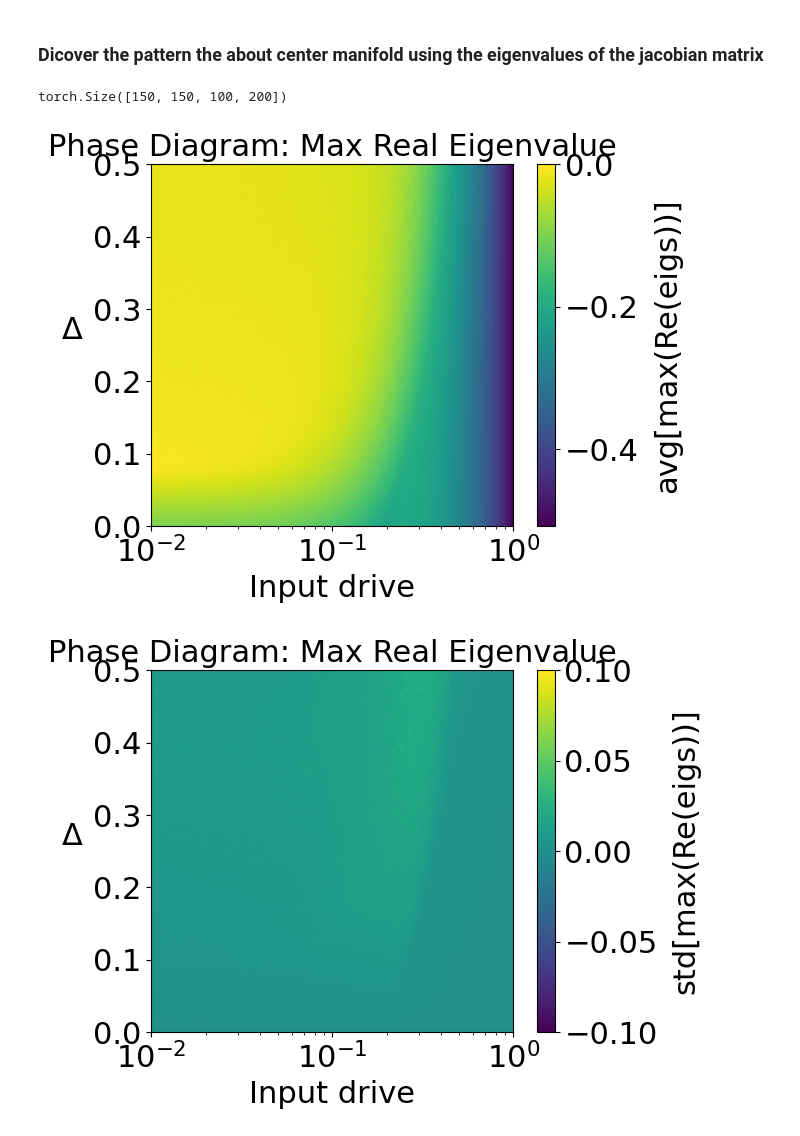
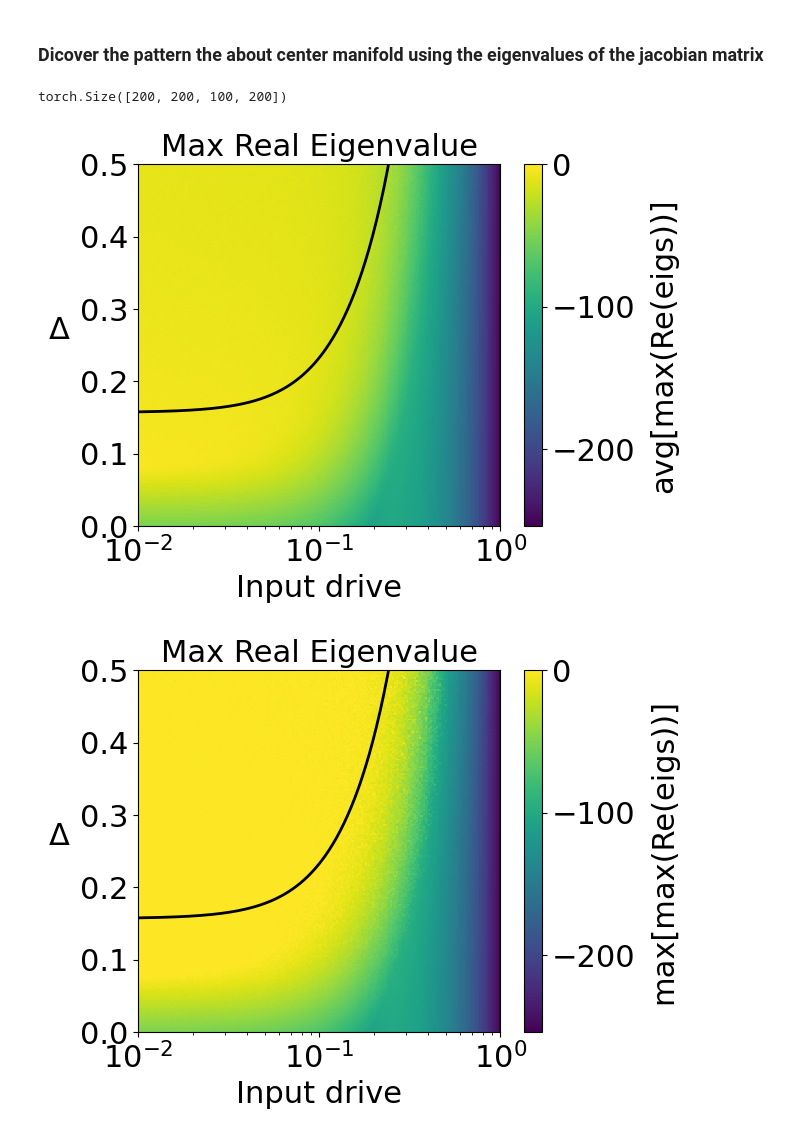
Before and after one commit to shivangrawat/perturbed_organics, a Jupyter notebook: examples/plot_phase_delocalized.ipynb, the cells around one changed output. Saved outputs shown, nothing was run; the diff lists cells and outputs as text; code cells hidden in the pictures.

Commit message:
added custom file names saving options

```diff
--- a/examples/plot_phase_delocalized.ipynb
+++ b/examples/plot_phase_delocalized.ipynb
@@ -20,8 +20,12 @@ mu = "0.0"
 mu_val = float(mu)
 
 folder_loc = f'/scratch/sr6364/perturbed_organics/data/adaptive_phase_diagram/{input_type}'
-folder_name = f'{input_type}_goe_symmetric_N_100_s_100_mu_{mu}_num_delta_150_num_input_150_num_trials_100_b0_1.0_b1_1.0_phase_diagram_log-scale'
+folder_name = f'{input_type}_goe_symmetric_N_100_s_100_mu_{mu}_num_delta_200_num_input_200_num_trials_100_b0_1.0_b1_1.0_phase_diagram_log-scale'
 # folder_name = f'{input_type}_goe_symmetric_N_100_s_100_mu_{mu}_num_delta_150_num_input_150_num_trials_100_b0_1.0_b1_1.0_phase_diagram_linear'
+
+# folder_loc = f'/scratch/sr6364/perturbed_organics/data/adaptive_phase_diagram/delocalized_large_deltamax'
+# folder_name = f'{input_type}_goe_symmetric_N_100_s_100_mu_{mu}_num_delta_100_num_input_100_num_trials_250_b0_1.0_b1_1.0_phase_diagram_linear'
+
 path = os.path.join(folder_loc, folder_name)
 # %%
 # Load parameters from the JSON file
@@ -77,6 +81,9 @@ analytical_mean = norm_sol_idx + mu_val * input_range * G * (1 - input_range **
 delta_c =  math.sqrt(2 * N) * analytical_mean / (G * input_range)
 delta_c = delta_c[:-num_points_to_exclude]
 new_input_norm = input_range[:-num_points_to_exclude]
+# %%
+folder_loc = f'../figures/mu_{mu}/fig4'
+os.makedirs(folder_loc, exist_ok=True)
 # %%
 plt.figure(figsize=(7.5, 5))
 norm = mcolors.Normalize(vmin=0, vmax=100, clip=False)
@@ -340,7 +323,7 @@ plt.show()
 eigvals = torch.load(os.path.join(path, f'eigvals_J.pt'))
 print(eigvals.shape) # num_delta, num_input, num_trials, 2*N)
 # %% [output]
-torch.Size([150, 150, 100, 200])
+torch.Size([200, 200, 100, 200])
 # %%
 # Compute the maximum real part for each trial (max over eigenvalue index)
 max_real_each_trial = torch.max(eigvals.real, dim=3)[0]  # shape: (num_delta, num_input, num_trials)
@@ -362,6 +345,7 @@ vmax = np.nanmax(max_real_avg_np)
 plt.figure(figsize=(7.5, 5))
 norm = mcolors.Normalize(vmin=vmin, vmax=0.0, clip=False)
 mesh = plt.pcolormesh(input_range, delta_range, max_real_avg_np, cmap='viridis', norm=norm)
+plt.plot(new_input_norm, delta_c, color='k', linewidth=2.0, label=r'$\Delta_c$')
 colorbar = plt.colorbar(mesh, fraction=0.046, pad=0.04)
 colorbar.ax.tick_params(labelsize=22)
 colorbar.set_label('avg[max(Re(eigs))]', fontsize=22, rotation=90, labelpad=10)
@@ -370,7 +354,7 @@ plt.xlabel('Input drive', fontsize=22)
 plt.ylabel(r'$\Delta$', fontsize=22, rotation=0, labelpad=15)
 plt.xticks(fontsize=22)
 plt.yticks(fontsize=22)
-plt.title("Phase Diagram: Max Real Eigenvalue", fontsize=22)
+plt.title("Max Real Eigenvalue", fontsize=22)
 
 if input_scale == "log-scale":
     plt.xscale('log')  # Ensure the axis is in log scale
@@ -387,48 +371,66 @@ else:
 plt.xlim([input_range[0], input_range[-1]])
 plt.ylim([delta_range[0], delta_range[-1]])
 
+file_name = f'avg_eigvals_{input_type}'
+file_save_path = os.path.join(folder_loc, file_name)
+
 plt.tight_layout()
+plt.savefig(f'{file_save_path}.png', bbox_inches='tight')
+plt.savefig(f'{file_save_path}.svg', format='svg', bbox_inches='tight', dpi=300)
+plt.savefig(f'{file_save_path}.eps', format='eps', bbox_inches='tight', dpi=300)
+
 plt.show()
 # %% [output]
-[figure, old version]
+[figure, new version]
 # %%
 # Compute the maximum real part for each trial (max over eigenvalue index)
 max_real_each_trial = torch.max(eigvals.real, dim=3)[0]  # shape: (num_delta, num_input, num_trials)
 
+# find the max of the trials
+max_real_max = np.nanmax(max_real_each_trial.numpy(), axis=2)
+
 # Determine vmin and vmax ignoring NaN values
-vmin = np.nanmin(max_real_std_np)
-vmax = np.nanmax(max_real_std_np)
+vmin = np.nanmin(max_real_max)
+vmax = np.nanmax(max_real_max)
 
 # Plot the phase diagram for max(real(eigenvalues)) using a sequential colormap ("viridis")
 plt.figure(figsize=(7.5, 5))
 norm = mcolors.Normalize(vmin=vmin, vmax=0.0, clip=False)
-mesh = plt.pcolormesh(input_range, delta_range, max_real_std_np, cmap='viridis', norm=norm)
+mesh = plt.pcolormesh(input_range, delta_range, max_real_max, cmap='viridis', norm=norm)
+plt.plot(new_input_norm, delta_c, color='k', linewidth=2.0, label=r'$\Delta_c$')
 colorbar = plt.colorbar(mesh, fraction=0.046, pad=0.04)
 colorbar.ax.tick_params(labelsize=22)
-colorbar.set_label('std[max(Re(eigs))]', fontsize=22, rotation=90, labelpad=10)
+colorbar.set_label('max[max(Re(eigs))]', fontsize=22, rotation=90, labelpad=10)
 
 plt.xlabel('Input drive', fontsize=22)
 plt.ylabel(r'$\Delta$', fontsize=22, rotation=0, labelpad=15)
 plt.xticks(fontsize=22)
 plt.yticks(fontsize=22)
-plt.title("Phase Diagram: Max Real Eigenvalue", fontsize=22)
+plt.title("Max Real Eigenvalue", fontsize=22)
 
 if input_scale == "log-scale":
     plt.xscale('log')  # Ensure the axis is in log scale
     ax = plt.gca()
     x_span = np.log10(input_range[-1]) - np.log10(input_range[0])
     y_span = delta_range[-1] - delta_range[0]
     ax.set_aspect(x_span / y_span, adjustable='box')
 else:
     ax = plt.gca()
     x_span = input_range[-1] - input_range[0]
     y_span = delta_range[-1] - delta_range[0]
     ax.set_aspect(x_span / y_span, adjustable='box')
 
 plt.xlim([input_range[0], input_range[-1]])
 plt.ylim([delta_range[0], delta_range[-1]])
 
+file_name = f'max_eigvals_{input_type}'
+file_save_path = os.path.join(folder_loc, file_name)
+
 plt.tight_layout()
+plt.savefig(f'{file_save_path}.png', bbox_inches='tight')
+plt.savefig(f'{file_save_path}.svg', format='svg', bbox_inches='tight', dpi=300)
+plt.savefig(f'{file_save_path}.eps', format='eps', bbox_inches='tight', dpi=300)
+
 plt.show()
 # %% [output]
-[figure, old version]
+[figure, new version]
```
Also changed, not shown: parts of 13 cells of this notebook, 4 other files.
